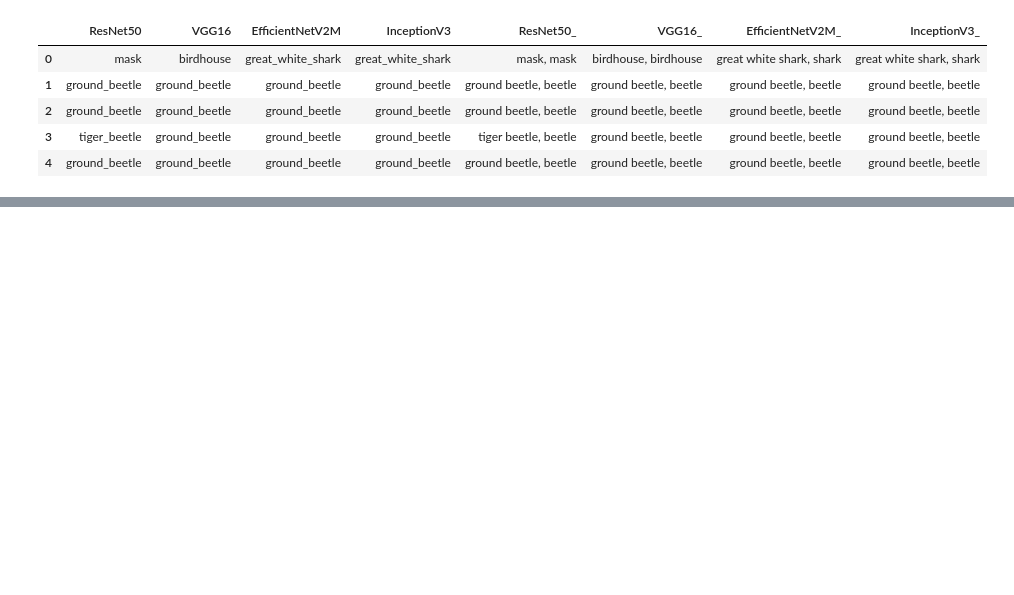
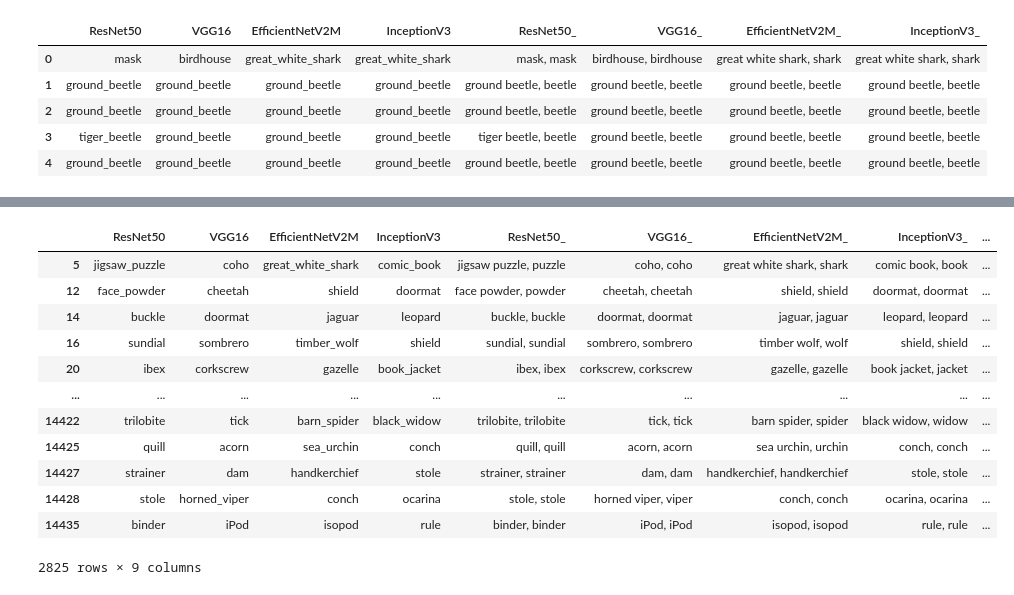
Before and after one commit to sammitako/CS-GY-6513-Big-Data, a Jupyter notebook: Image_classification.ipynb, the cells around one changed output, grey strips where cells are left out. Saved outputs shown, nothing was run; the diff lists cells and outputs as text; code cells hidden in the pictures; blank space fills up the shorter version.

```diff
--- a/Image_classification.ipynb
+++ b/Image_classification.ipynb
@@ -1298,3 +1273,27 @@ df.head()
 | 2 | ground_beetle | ground_beetle | ground_beetle | ground_beetle | ground beetle, beetle | ground beetle, beetle | ground beetle, beetle | ground beetle, beetle |
 | 3 | tiger_beetle | ground_beetle | ground_beetle | ground_beetle | tiger beetle, beetle | ground beetle, beetle | ground beetle, beetle | ground beetle, beetle |
 | 4 | ground_beetle | ground_beetle | ground_beetle | ground_beetle | ground beetle, beetle | ground beetle, beetle | ground beetle, beetle | ground beetle, beetle |
+# %%
+from collections import Counter
+
+# Select the most overlapped keyword or list all if no overlap
+def select_most_overlapped_keyword_specific_columns(row):
+    specific_columns = ['ResNet50_', 'VGG16_', 'EfficientNetV2M_', 'InceptionV3_']
+    keywords = [extract_last_element(row[col]) for col in specific_columns if not pd.isna(row[col])]
+
+    if not keywords:  # If the list is empty (all values were NaN)
+        return float('nan')  # Return NaN
+
+    keyword_counts = Counter(keywords)
+    most_common = keyword_counts.most_common()
+
+    # If the most common keyword appears more than once, select it
+    if most_common[0][1] > 1:
+        return most_common[0][0]
+    # Otherwise, return all unique keywords
+    return ', '.join(set(keywords))
+
+df['combined_keyword'] = df.apply(select_most_overlapped_keyword_specific_columns, axis=1)
+
+df.to_csv('/content/drive/MyDrive/Big Data/Project/combined_models_keyword.csv', index=False)
+df.head()
@@ -1300,0 +1330,18 @@ df.head()
+# %%
+df_with_multiple_keywords = df[df['combined_keyword'].str.split(',').str.len() > 1]
+
+df_with_multiple_keywords
+# %% [output]
+|  | ResNet50 | VGG16 | EfficientNetV2M | InceptionV3 | ResNet50_ | VGG16_ | EfficientNetV2M_ | InceptionV3_ | ... |
+| 5 | jigsaw_puzzle | coho | great_white_shark | comic_book | jigsaw puzzle, puzzle | coho, coho | great white shark, shark | comic book, book | ... |
+| 12 | face_powder | cheetah | shield | doormat | face powder, powder | cheetah, cheetah | shield, shield | doormat, doormat | ... |
+| 14 | buckle | doormat | jaguar | leopard | buckle, buckle | doormat, doormat | jaguar, jaguar | leopard, leopard | ... |
+| 16 | sundial | sombrero | timber_wolf | shield | sundial, sundial | sombrero, sombrero | timber wolf, wolf | shield, shield | ... |
+| 20 | ibex | corkscrew | gazelle | book_jacket | ibex, ibex | corkscrew, corkscrew | gazelle, gazelle | book jacket, jacket | ... |
+| ... | ... | ... | ... | ... | ... | ... | ... | ... | ... |
+| 14422 | trilobite | tick | barn_spider | black_widow | trilobite, trilobite | tick, tick | barn spider, spider | black widow, widow | ... |
+| 14425 | quill | acorn | sea_urchin | conch | quill, quill | acorn, acorn | sea urchin, urchin | conch, conch | ... |
+| 14427 | strainer | dam | handkerchief | stole | strainer, strainer | dam, dam | handkerchief, handkerchief | stole, stole | ... |
+| 14428 | stole | horned_viper | conch | ocarina | stole, stole | horned viper, viper | conch, conch | ocarina, ocarina | ... |
+| 14435 | binder | iPod | isopod | rule | binder, binder | iPod, iPod | isopod, isopod | rule, rule | ... |
+2825 rows × 9 columns
```
Also changed, not shown: parts of 63 cells of this notebook.
